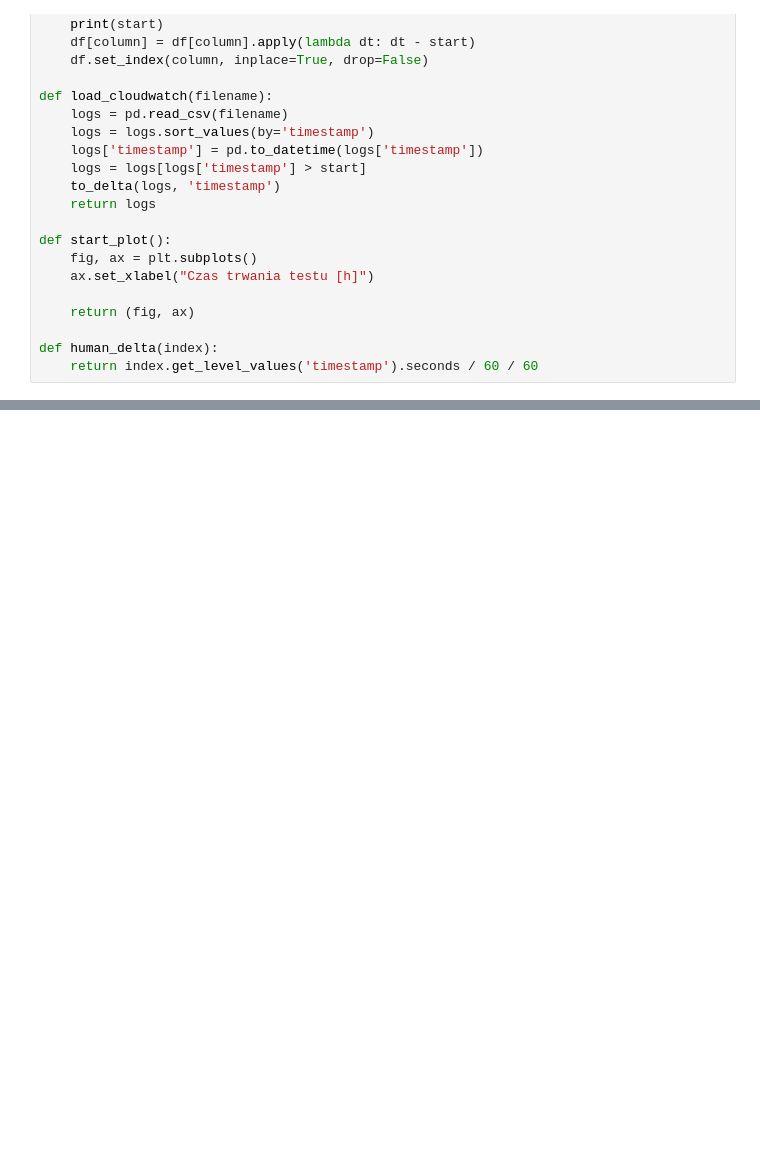
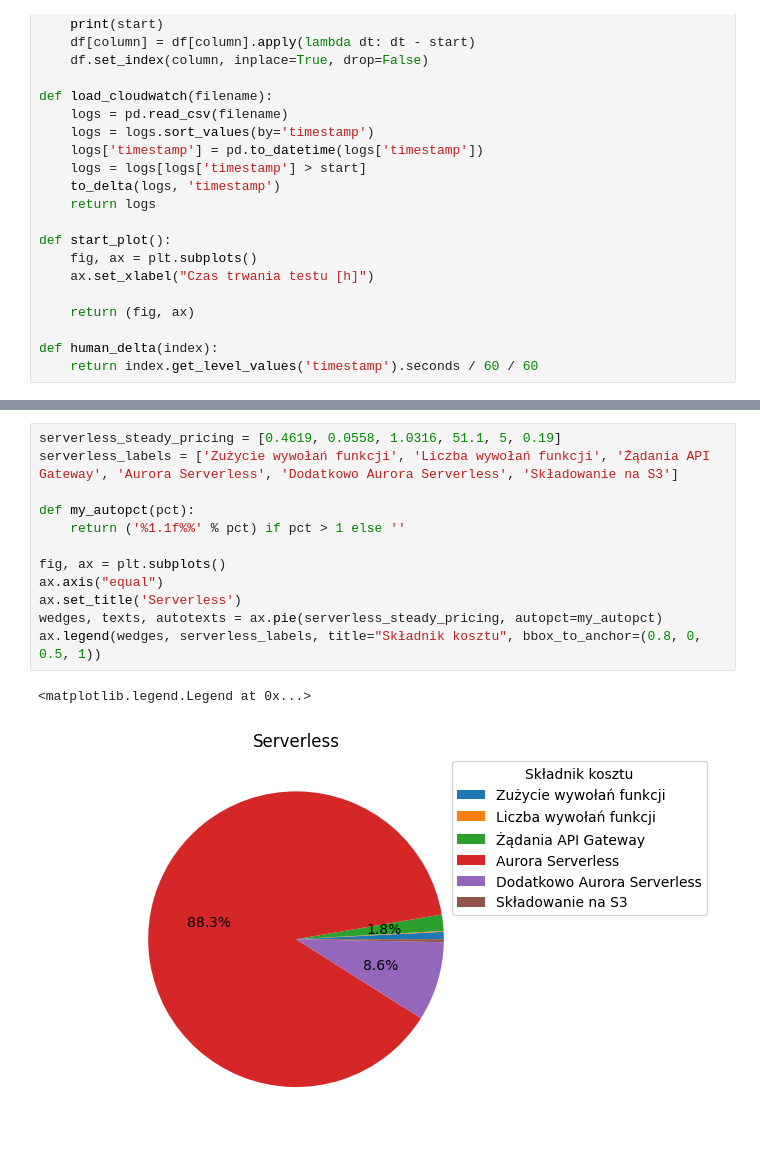
Before and after one commit to moreno-models/api, a Jupyter notebook: analysis/cost_analysis.ipynb, the cells around one changed output, grey strips where cells are left out. Saved outputs shown, nothing was run; the diff lists cells and outputs as text; blank space fills up the shorter version.

```diff
--- a/analysis/cost_analysis.ipynb
+++ b/analysis/cost_analysis.ipynb
@@ -88,0 +136,15 @@ max_put_requests, max_get_requests, max_size
+# %%
+serverless_steady_pricing = [0.4619, 0.0558, 1.0316, 51.1, 5, 0.19]
+serverless_labels = ['Zużycie wywołań funkcji', 'Liczba wywołań funkcji', 'Żądania API Gateway', 'Aurora Serverless', 'Dodatkowo Aurora Serverless', 'Składowanie na S3']
+
+def my_autopct(pct):
+    return ('%1.1f%%' % pct) if pct > 1 else ''
+
+fig, ax = plt.subplots()
+ax.axis("equal")
+ax.set_title('Serverless')
+wedges, texts, autotexts = ax.pie(serverless_steady_pricing, autopct=my_autopct)
+ax.legend(wedges, serverless_labels, title="Składnik kosztu", bbox_to_anchor=(0.8, 0, 0.5, 1))
+# %% [output]
+<matplotlib.legend.Legend at 0x...>
+[figure, added]
```
Also changed, not shown: parts of 5 cells of this notebook, 4 other files.
